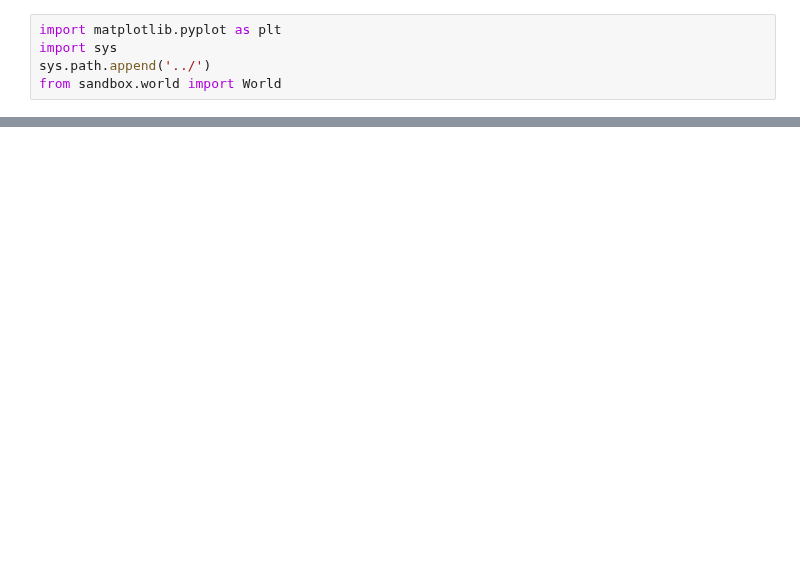
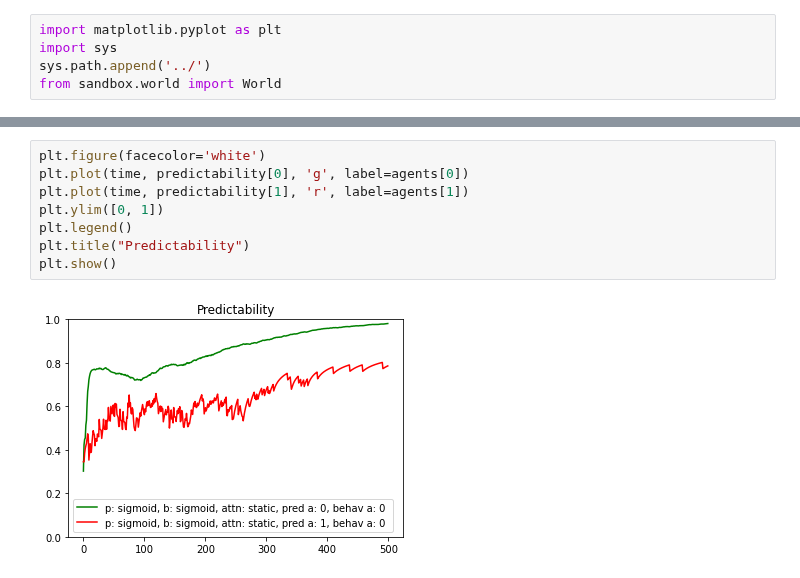
Before and after one commit to rpassas/Social_AI, a Jupyter notebook: experiments/stable_ref_signal.ipynb, the cells around one changed output, grey strips where cells are left out. Saved outputs shown, nothing was run; the diff lists cells and outputs as text; blank space fills up the shorter version.

```diff
--- a/experiments/stable_ref_signal.ipynb
+++ b/experiments/stable_ref_signal.ipynb
@@ -49,0 +88,10 @@ plt.show()
+# %%
+plt.figure(facecolor='white')
+plt.plot(time, predictability[0], 'g', label=agents[0])
+plt.plot(time, predictability[1], 'r', label=agents[1])
+plt.ylim([0, 1])
+plt.legend()
+plt.title("Predictability")
+plt.show()
+# %% [output]
+[figure, added]
```
Also changed, not shown: parts of 11 cells of this notebook, 3 other files.
